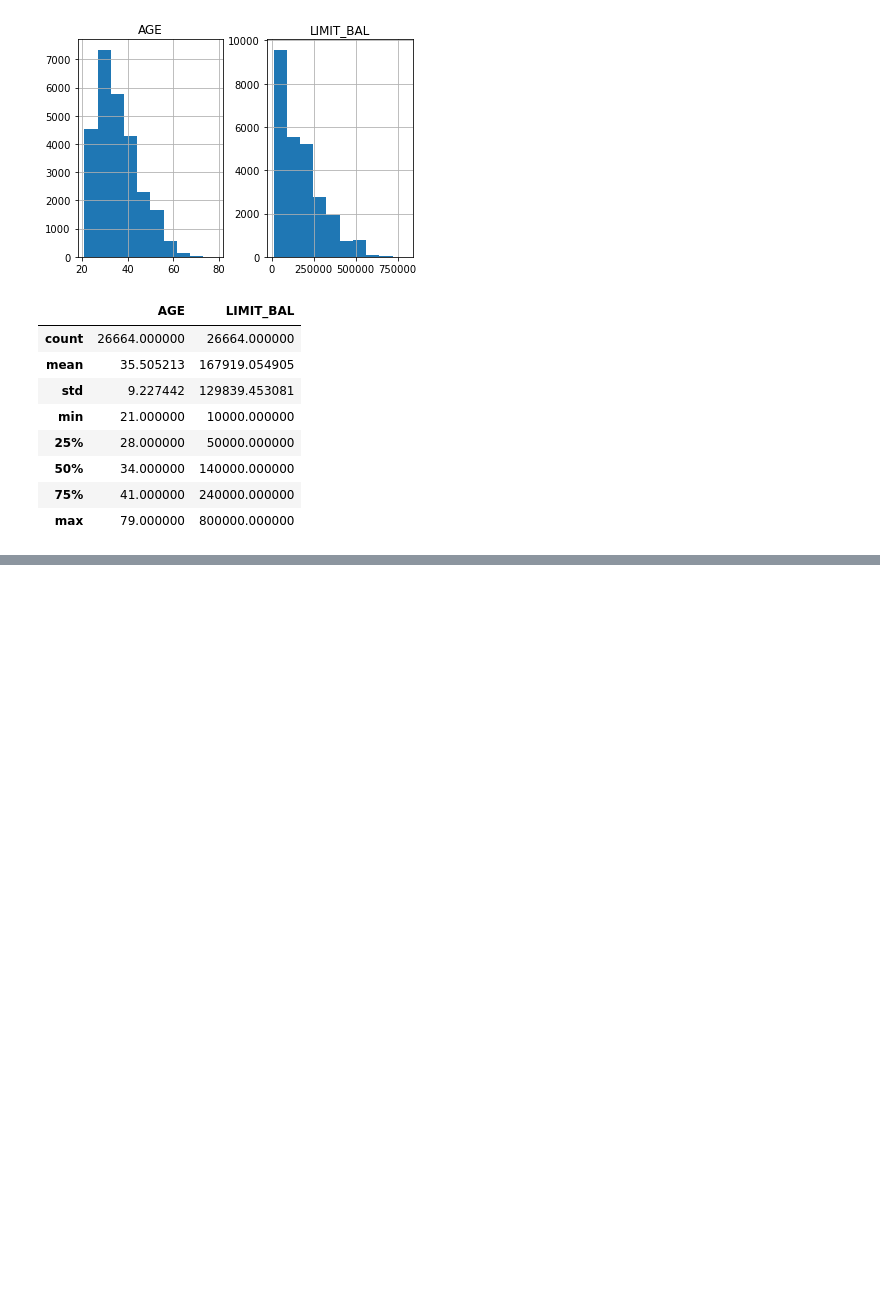
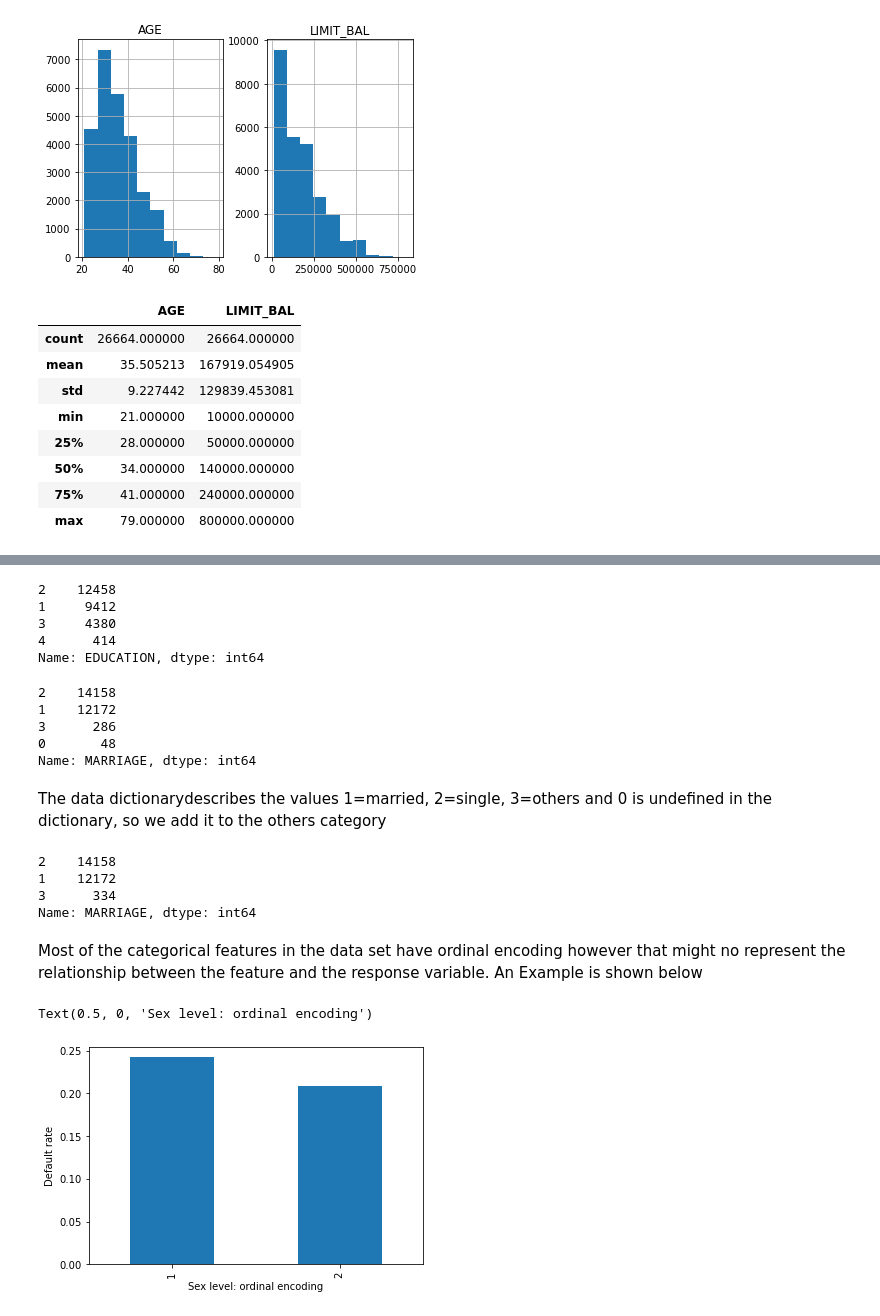
Before and after one commit to darthur2019/Credit-Risk-Case-Study, a Jupyter notebook: Credit Risk Study.ipynb, the cells around one changed output, grey strips where cells are left out. Saved outputs shown, nothing was run; the diff lists cells and outputs as text; code cells hidden in the pictures; blank space fills up the shorter version.

```diff
--- a/Credit Risk Study.ipynb
+++ b/Credit Risk Study.ipynb
@@ -17,7 +17,19 @@ import numpy as np
 import matplotlib.pyplot as plt
 %matplotlib inline
 import matplotlib as mpl
-#mpl.rcParams['figure.dpi'] = 200 #for high resolution figures
+import seaborn as sns
+mpl.rcParams['figure.dpi'] = 200 #for high resolution figures
+from sklearn.model_selection import train_test_split
+from sklearn.linear_model import LogisticRegression
+from sklearn.preprocessing import LabelEncoder
+from sklearn.preprocessing import OneHotEncoder
+from sklearn.metrics import accuracy_score
+from sklearn.model_selection import StratifiedKFold
+from sklearn.model_selection import KFold
+from sklearn.metrics import roc_auc_score
+from sklearn.metrics import roc_curve
+from sklearn.pipeline import make_pipeline
+from sklearn.preprocessing import StandardScaler
 # %% [markdown]
 ### Data Acquisition
 The data is downloaded from the link provided above and is loaded into a pandas dataframe
@@ -291,0 +341,42 @@ df_clean_2[['AGE','LIMIT_BAL']].describe()
+# %%
+## code to replace values
+
+df_clean_2['EDUCATION'].replace(to_replace=[0,5,6], value=4, inplace=True)
+df_clean_2['EDUCATION'].value_counts()
+# %% [output]
+2    12458
+1     9412
+3     4380
+4      414
+Name: EDUCATION, dtype: int64
+# %%
+## We check the value counts for MARRIAGE
+
+df_clean_2['MARRIAGE'].value_counts()
+# %% [output]
+2    14158
+1    12172
+3      286
+0       48
+Name: MARRIAGE, dtype: int64
+# %% [markdown]
+The data dictionarydescribes the values 1=married, 2=single, 3=others and 0 is undefined in the dictionary, so we add it to the others category
+# %%
+## code to replace values
+
+df_clean_2['MARRIAGE'].replace(to_replace=0, value=3, inplace=True)
+df_clean_2['MARRIAGE'].value_counts()
+# %% [output]
+2    14158
+1    12172
+3      334
+Name: MARRIAGE, dtype: int64
+# %% [markdown]
+Most of the categorical features in the data set have ordinal encoding however that might no represent the relationship between the feature and the response variable. An Example is shown below
+# %%
+df_clean_2.groupby('SEX').agg({'default payment next month':'mean'}).plot.bar(legend=False)
+plt.ylabel('Default rate')
+plt.xlabel('Sex level: ordinal encoding')
+# %% [output]
+Text(0.5, 0, 'Sex level: ordinal encoding')
+[figure, added]
```
Also changed, not shown: parts of 67 cells of this notebook.
